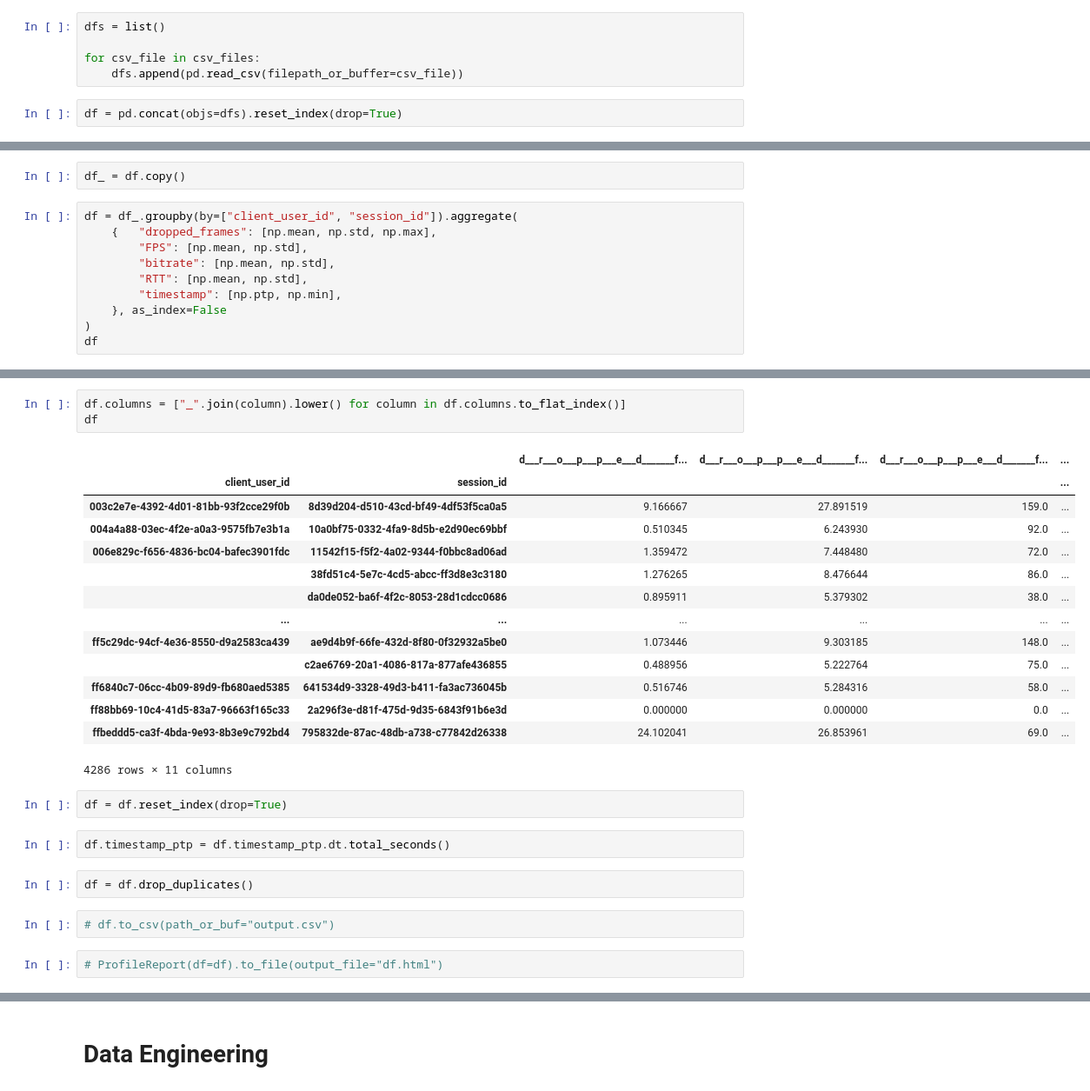
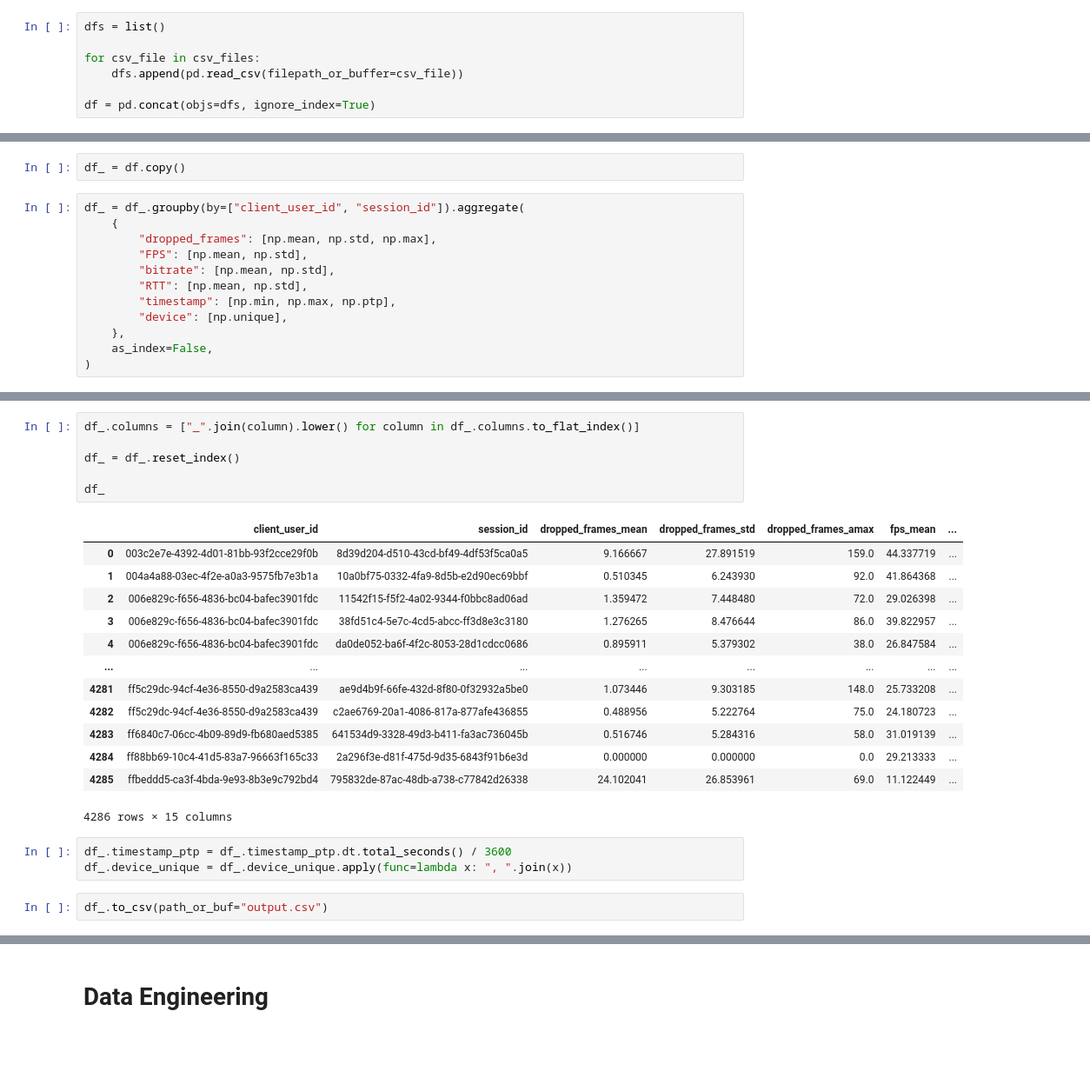
Before and after one commit to VecnaSecrets/sdp_assignment_2, a Jupyter notebook: main.ipynb, the cells around one changed output, grey strips where cells are left out. Shown at 87% size. Drawn from its saved outputs; the diff is of its cells as text; blank space fills up the shorter version.

```diff
--- a/main.ipynb
+++ b/main.ipynb
@@ -166,8 +57,8 @@ dfs = list()
 
 for csv_file in csv_files:
     dfs.append(pd.read_csv(filepath_or_buffer=csv_file))
+
+df = pd.concat(objs=dfs, ignore_index=True)
-# %%
-df = pd.concat(objs=dfs).reset_index(drop=True)
 # %%
 df.timestamp = pd.to_datetime(df.timestamp)
 # %%
@@ -193,12 +82,14 @@ df
 # %%
 df_ = df.copy()
 # %%
-df = df_.groupby(by=["client_user_id", "session_id"]).aggregate(
-    {   "dropped_frames": [np.mean, np.std, np.max],
+df_ = df_.groupby(by=["client_user_id", "session_id"]).aggregate(
+    {
+        "dropped_frames": [np.mean, np.std, np.max],
         "FPS": [np.mean, np.std],
         "bitrate": [np.mean, np.std],
         "RTT": [np.mean, np.std],
-        "timestamp": [np.ptp, np.min],
-    }, as_index=False
+        "timestamp": [np.min, np.max, np.ptp],
+        "device": [np.unique],
+    },
+    as_index=False,
 )
-df
@@ -258,28 +96,25 @@ df
 # %%
-df.columns = ["_".join(column).lower() for column in df.columns.to_flat_index()]
-df
+df_.columns = ["_".join(column).lower() for column in df_.columns.to_flat_index()]
+
+df_ = df_.reset_index()
+
+df_
 # %% [output]
-|  |  | d___r___o___p___p___e___d_______f... | d___r___o___p___p___e___d_______f... | d___r___o___p___p___e___d_______f... | ... |
-| client_user_id | session_id |  |  |  | ... |
-| 003c2e7e-4392-4d01-81bb-93f2cce29f0b | 8d39d204-d510-43cd-bf49-4df53f5ca0a5 | 9.166667 | 27.891519 | 159.0 | ... |
-| 004a4a88-03ec-4f2e-a0a3-9575fb7e3b1a | 10a0bf75-0332-4fa9-8d5b-e2d90ec69bbf | 0.510345 | 6.243930 | 92.0 | ... |
-| 006e829c-f656-4836-bc04-bafec3901fdc | 11542f15-f5f2-4a02-9344-f0bbc8ad06ad | 1.359472 | 7.448480 | 72.0 | ... |
-|  | 38fd51c4-5e7c-4cd5-abcc-ff3d8e3c3180 | 1.276265 | 8.476644 | 86.0 | ... |
-|  | da0de052-ba6f-4f2c-8053-28d1cdcc0686 | 0.895911 | 5.379302 | 38.0 | ... |
-| ... | ... | ... | ... | ... | ... |
-| ff5c29dc-94cf-4e36-8550-d9a2583ca439 | ae9d4b9f-66fe-432d-8f80-0f32932a5be0 | 1.073446 | 9.303185 | 148.0 | ... |
-|  | c2ae6769-20a1-4086-817a-877afe436855 | 0.488956 | 5.222764 | 75.0 | ... |
-| ff6840c7-06cc-4b09-89d9-fb680aed5385 | 641534d9-3328-49d3-b411-fa3ac736045b | 0.516746 | 5.284316 | 58.0 | ... |
-| ff88bb69-10c4-41d5-83a7-96663f165c33 | 2a296f3e-d81f-475d-9d35-6843f91b6e3d | 0.000000 | 0.000000 | 0.0 | ... |
-| ffbeddd5-ca3f-4bda-9e93-8b3e9c792bd4 | 795832de-87ac-48db-a738-c77842d26338 | 24.102041 | 26.853961 | 69.0 | ... |
+|  | client_user_id | session_id | dropped_frames_mean | dropped_frames_std | dropped_frames_amax | fps_mean | ... |
+| 0 | 003c2e7e-4392-4d01-81bb-93f2cce29f0b | 8d39d204-d510-43cd-bf49-4df53f5ca0a5 | 9.166667 | 27.891519 | 159.0 | 44.337719 | ... |
+| 1 | 004a4a88-03ec-4f2e-a0a3-9575fb7e3b1a | 10a0bf75-0332-4fa9-8d5b-e2d90ec69bbf | 0.510345 | 6.243930 | 92.0 | 41.864368 | ... |
+| 2 | 006e829c-f656-4836-bc04-bafec3901fdc | 11542f15-f5f2-4a02-9344-f0bbc8ad06ad | 1.359472 | 7.448480 | 72.0 | 29.026398 | ... |
+| 3 | 006e829c-f656-4836-bc04-bafec3901fdc | 38fd51c4-5e7c-4cd5-abcc-ff3d8e3c3180 | 1.276265 | 8.476644 | 86.0 | 39.822957 | ... |
+| 4 | 006e829c-f656-4836-bc04-bafec3901fdc | da0de052-ba6f-4f2c-8053-28d1cdcc0686 | 0.895911 | 5.379302 | 38.0 | 26.847584 | ... |
+| ... | ... | ... | ... | ... | ... | ... | ... |
+| 4281 | ff5c29dc-94cf-4e36-8550-d9a2583ca439 | ae9d4b9f-66fe-432d-8f80-0f32932a5be0 | 1.073446 | 9.303185 | 148.0 | 25.733208 | ... |
+| 4282 | ff5c29dc-94cf-4e36-8550-d9a2583ca439 | c2ae6769-20a1-4086-817a-877afe436855 | 0.488956 | 5.222764 | 75.0 | 24.180723 | ... |
+| 4283 | ff6840c7-06cc-4b09-89d9-fb680aed5385 | 641534d9-3328-49d3-b411-fa3ac736045b | 0.516746 | 5.284316 | 58.0 | 31.019139 | ... |
+| 4284 | ff88bb69-10c4-41d5-83a7-96663f165c33 | 2a296f3e-d81f-475d-9d35-6843f91b6e3d | 0.000000 | 0.000000 | 0.0 | 29.213333 | ... |
+| 4285 | ffbeddd5-ca3f-4bda-9e93-8b3e9c792bd4 | 795832de-87ac-48db-a738-c77842d26338 | 24.102041 | 26.853961 | 69.0 | 11.122449 | ... |
-4286 rows × 11 columns
+4286 rows × 15 columns
-# %%
-df = df.reset_index(drop=True)
-# %%
-df.timestamp_ptp = df.timestamp_ptp.dt.total_seconds()
-# %%
-df = df.drop_duplicates()
+# %%
+df_.timestamp_ptp = df_.timestamp_ptp.dt.total_seconds() / 3600
+df_.device_unique = df_.device_unique.apply(func=lambda x: ", ".join(x))
 # %%
-# df.to_csv(path_or_buf="output.csv")
+df_.to_csv(path_or_buf="output.csv")
-# %%
-# ProfileReport(df=df).to_file(output_file="df.html")
```
Also changed, not shown: parts of 45 cells of this notebook, 3 other files.
